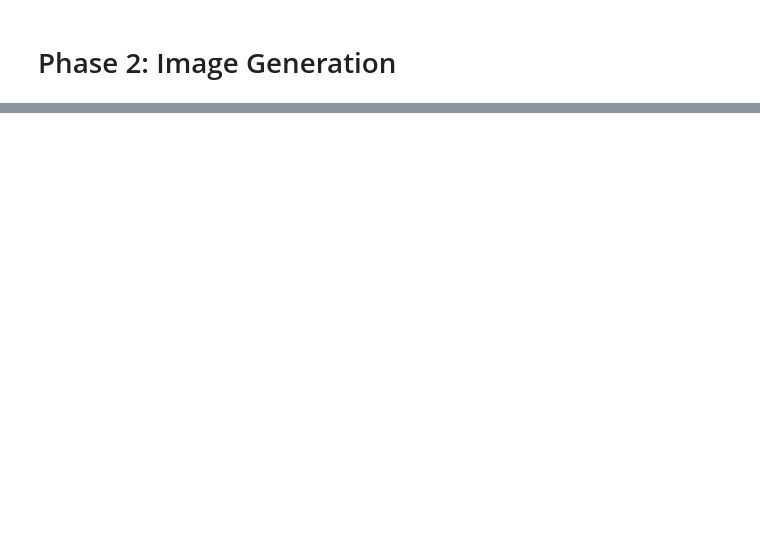
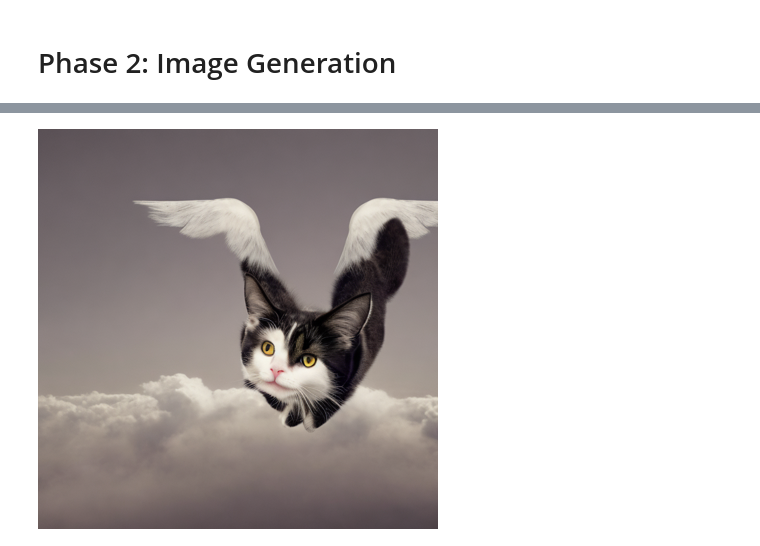
Before and after one commit to sliit-keerthi/SE5110-FCC-Final-Assignment, a Jupyter notebook: FCC_Assignment_Phase_2.ipynb, the cells around one changed output, grey strips where cells are left out. Drawn from its saved outputs; the diff is of its cells as text; code cells hidden in the pictures; blank space fills up the shorter version.

```diff
--- a/FCC_Assignment_Phase_2.ipynb
+++ b/FCC_Assignment_Phase_2.ipynb
@@ -58,0 +74,4 @@ generate_image("Programmer in a garden", image_gen_model)
+# %%
+generate_image("A cat with wings is flying over the clouds", image_gen_model)
+# %% [output]
+[figure, added]
```
Also changed, not shown: parts of 13 cells of this notebook.
